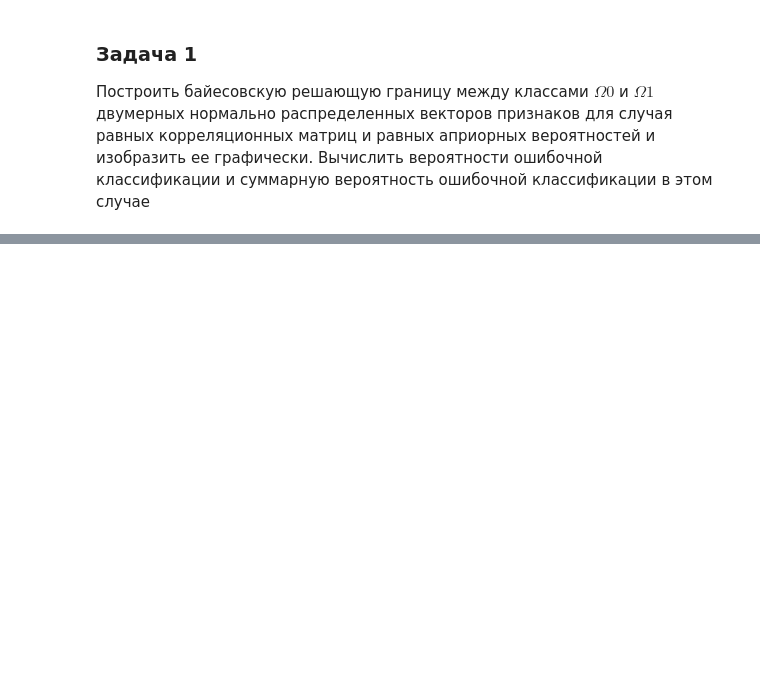
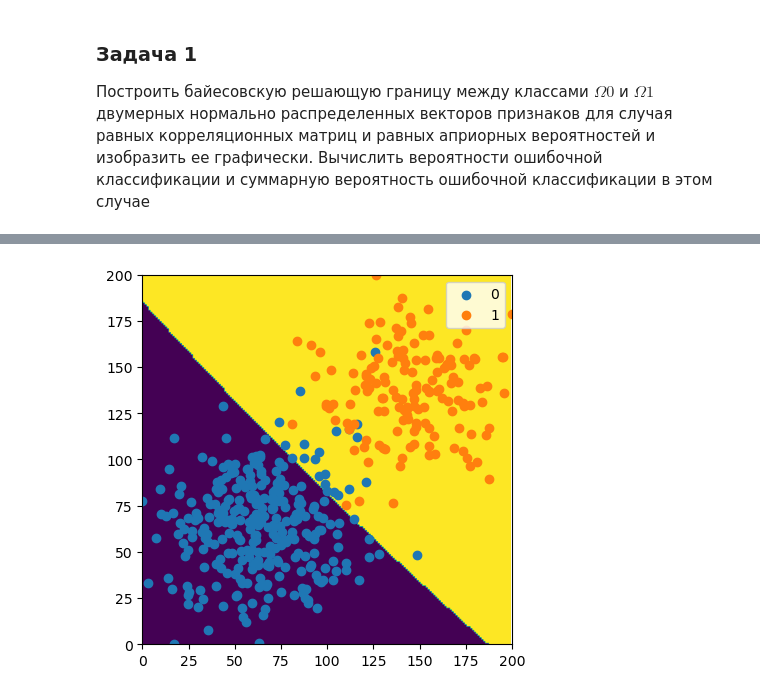
Before and after one commit to UIIf/Study, a Jupyter notebook: 4course/PatternRecognition/lab2.ipynb, the cells around one changed output, grey strips where cells are left out. Saved outputs shown, nothing was run; the diff lists cells and outputs as text; code cells hidden in the pictures; blank space fills up the shorter version.

```diff
--- a/4course/PatternRecognition/lab2.ipynb
+++ b/4course/PatternRecognition/lab2.ipynb
@@ -103,0 +234,38 @@ class BiasClassifier:
+# %%
+class NeymanPearsonClassifier:
+    def __init__(self, data:create_data_for_class, p:float):
+        self.data = data
+        self.p = p
+
+    def vec_prob(self, vec):
+        return self.data.likelihood_funcs[1](vec)/self.data.likelihood_funcs[0](vec)
+
+    def pred_class(self, vec):
+        return int(self.vec_prob(vec) > self.p)
+
+    def create_pred_img(self, steps = [16, 10], cmap = 'viridis'):
+        borders = self.data.find_borders()
+        x_linspace = np.linspace(borders[0][0], borders[0][1], steps[0])
+        y_linspace = np.linspace(borders[1][0], borders[1][1], steps[1])
+
+        lam = lambda x, y: self.pred_class(np.array([x, y]))
+
+        matrix = [[lam(x,y) for x in x_linspace] for y in y_linspace]
+
+        plt.imshow(matrix,cmap = cmap, origin = 'lower')
+        self.data.plot_dots(steps)
+# %%
+NeyPear = NeymanPearsonClassifier(
+    create_data_for_class(
+        N=[300, 150],
+        M=[lab1.M1, lab1.M2],
+        B=[lab1.B_diag_symm, lab1.B_diag_symm]
+    ),
+    p = 0.05
+)
+# %%
+NeyPear.create_pred_img([200, 200])
+plt.legend()
+plt.show()
+# %% [output]
+[figure, added]
```
Also changed, not shown: parts of 20 cells of this notebook, 1 other file.
